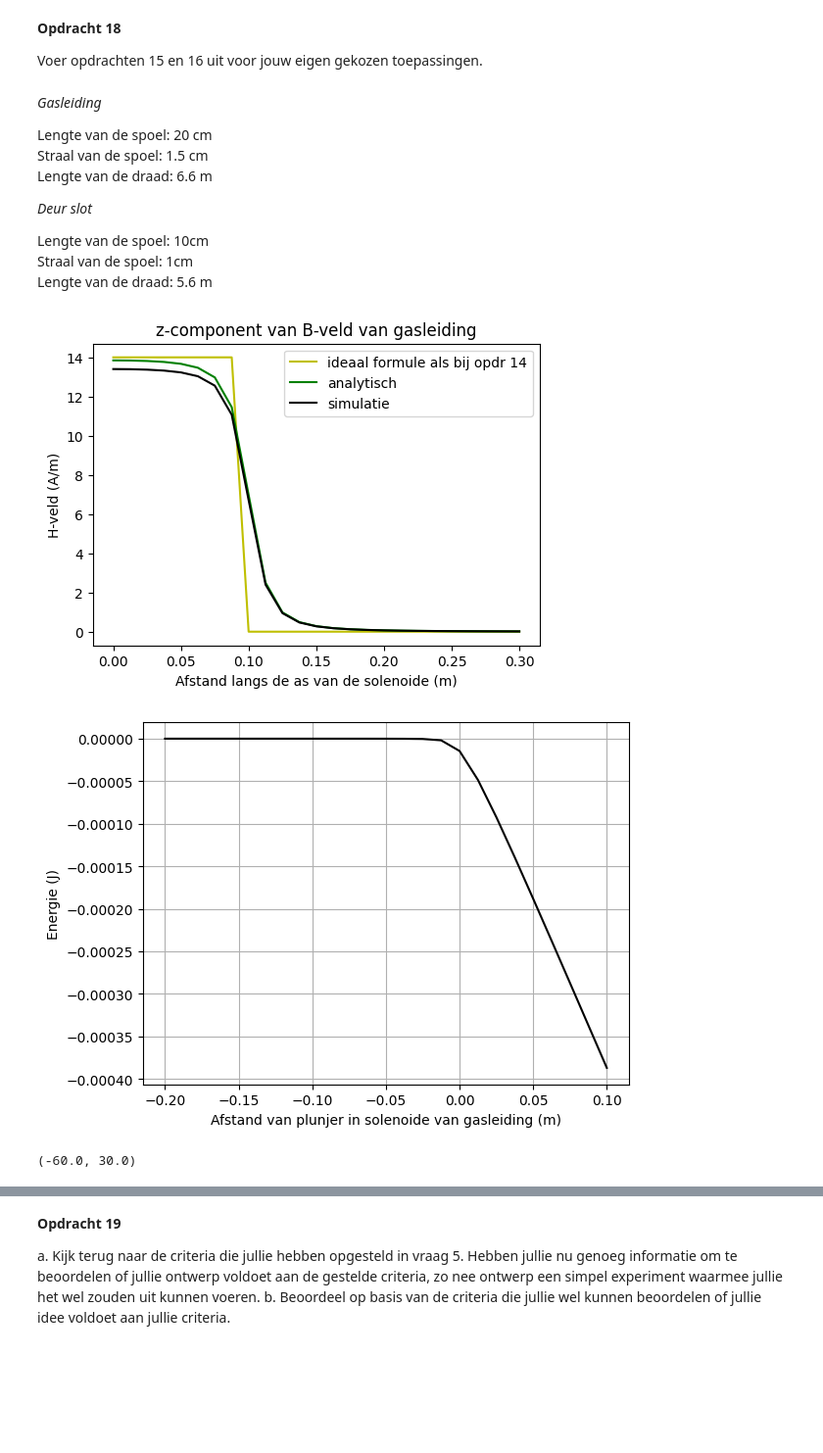
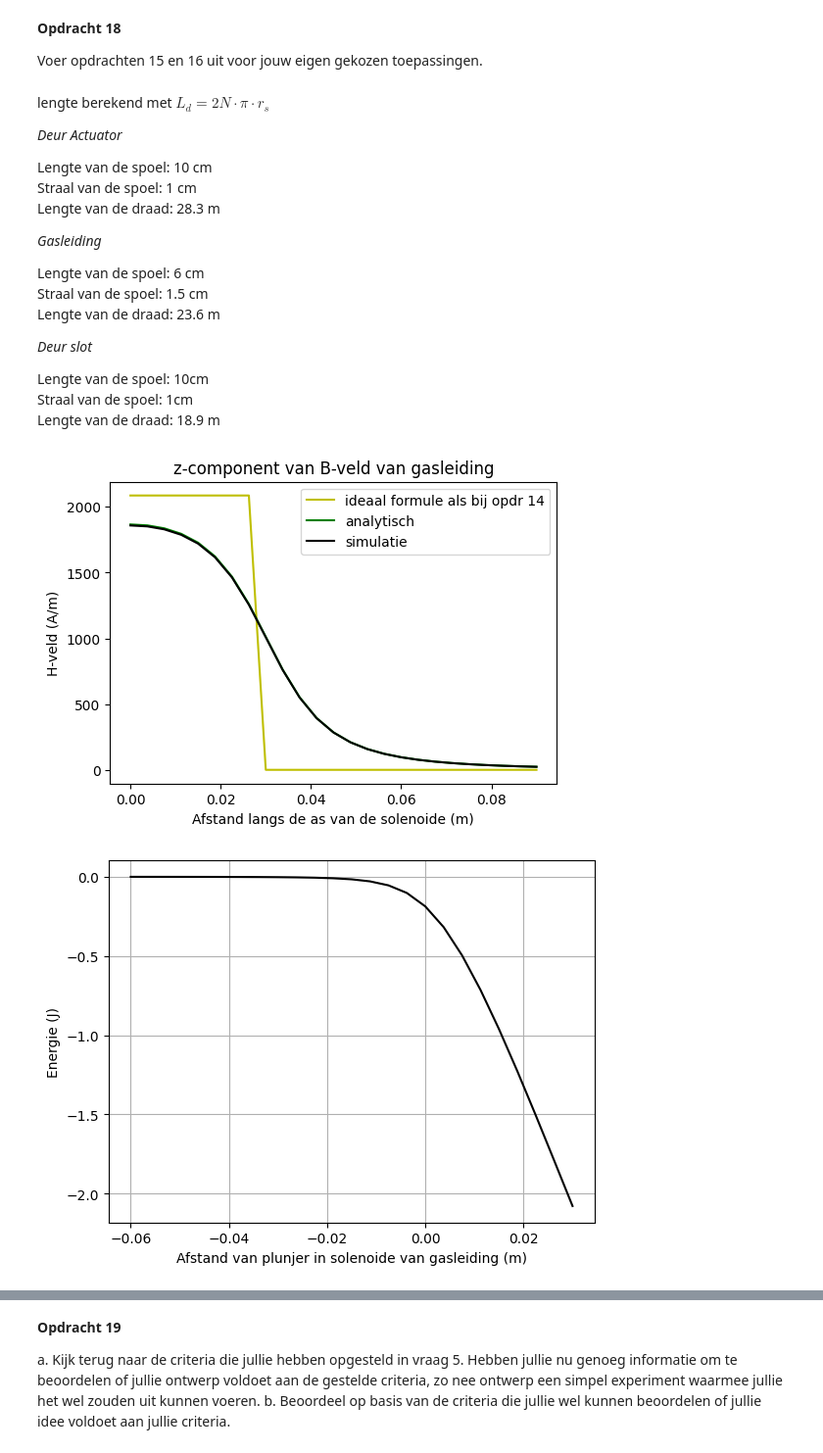
Before and after one commit to IshaSchneiders/opdrachten-DEF-D-Isha_Schneiders, a Jupyter notebook: DigitaleOntwerpopdrachten/2KrachtactuatorOpdracht/2KrachtactuatorOpdracht/KrachtactuatorOpdracht.ipynb, the cells around one changed output, grey strips where cells are left out. Shown at 98% size. Cells and saved outputs as stored; diff of their text form; code cells hidden in the pictures; blank space fills up the shorter version.

```diff
--- a/DigitaleOntwerpopdrachten/2KrachtactuatorOpdracht/2KrachtactuatorOpdracht/KrachtactuatorOpdracht.ipynb
+++ b/DigitaleOntwerpopdrachten/2KrachtactuatorOpdracht/2KrachtactuatorOpdracht/KrachtactuatorOpdracht.ipynb
@@ -509,9 +524,9 @@ b. Bereken de $x$, $y$ en $z$ coordinaten.\
 c. Bereken de spoed, in eenheden van aantal omwentelingen per meter, en print dit.
 # %%
 #stel voor het deurslot
-l_draad = 3.8 # Lengte draad
+l_draad = 28.3 # Lengte draad
 r_sol = 0.01 # Straal solenoide
-L_sol = 0.15 # Lengte solenoide
+L_sol = 0.1 # Lengte solenoide
 N_wikkelingen = (l_draad/(2*np.pi*r_sol))# Aantal wikkeling
 #x,y,z:
 stappen=100000
@@ -574,8 +589,8 @@ Bereken de $z$-component van het $\mathbf{H}$-veld op de as van de solenoide ove
 
 
 
-stappen=1000
-L_sol=0.15
+stappen=10000
+L_sol=0.1
 n_ax=25
 z_ax=np.linspace(0, 1.5*L_sol, n_ax)
 H_ax=np.zeros(n_ax)
@@ -673,29 +689,37 @@ Nee de deuractuator voldoet niet , in de figuur bij opdr 16 is te zien dat de kr
 
 Voer opdrachten 15 en 16 uit voor jouw eigen gekozen toepassingen.
 # %% [markdown]
+lengte berekend met $L_d=2 N \cdot \pi \cdot r_s$
+
+*Deur Actuator*
+
+Lengte van de spoel: 10 cm \
+Straal van de spoel: 1 cm
+Lengte van de draad: 28.3 m
+
 *Gasleiding*
 
-Lengte van de spoel: 20 cm
+Lengte van de spoel: 6 cm
 Straal van de spoel: 1.5 cm
-Lengte van de draad: 6.6 m
+Lengte van de draad: 23.6 m
 
 *Deur slot*
 
 Lengte van de spoel: 10cm
 Straal van de spoel: 1cm
-Lengte van de draad: 5.6 m
+Lengte van de draad: 18.9 m
 # %%
 ###______________________GAS LEIDING____________________-###
 ##_______opdr 15_______##
 
-l_draad = 6.6 # Lengte draad
+l_draad = 23.6 # Lengte draad
 r_sol = 0.015 # Straal solenoide
-L_sol = 0.2 # Lengte solenoide
+L_sol = 0.06 # Lengte solenoide
 N_wikkelingen = (l_draad/(2*np.pi*r_sol))# Aantal wikkeling
-I=40e-3 #40 mA van arduino
+I=500e-3 #40 mA van abatterij
 
 spoed=N_wikkelingen/L_sol
-stappen=1000
+stappen=10000
 n_ax=25
 z_ax=np.linspace(0, 1.5*L_sol, n_ax)
 H_ax=np.zeros(n_ax)
@@ -726,35 +750,36 @@ H_veld_ideaal1=spoed*I*np.ones(n_ax)*(1.0*(z_ax < L_sol/2))
 plt.figure(figsize=[20,4])
 plt.subplot(131)
 plt.title('z-component van B-veld van gasleiding')
 #plt.plot(z_ax, H_veld_ideaal, '-r', label='ideaal formule uit notebook')
 plt.plot(z_ax, H_veld_ideaal1, '-y', label='ideaal formule als bij opdr 14')
 plt.plot(z_ax, H_veld_analytisch, '-g', label='analytisch')
 plt.plot(z_ax, H_ax, '-k', label='simulatie')
 plt.legend(loc='upper right')
 plt.xlabel('Afstand langs de as van de solenoide (m)')
 plt.ylabel('H-veld (A/m)')
 plt.show()
 
 ##_____________opdr16___________##
 # integrate the field up to point z_p
 
 Wz=-0.5*np.pi*r_sol**2*np.cumsum(np.flipud(H_ax)*mu_r*mu_0*np.flipud(H_ax))*(z_ax[1] - z_ax[0])
 
 plt.figure()
 plt.plot(L_sol/2 - z_ax, np.flipud(Wz), '-k')
 plt.xlabel('Afstand van plunjer in solenoide van gasleiding (m)'), plt.ylabel('Energie (J)'), plt.grid()
 plt.show()
 
 force_analytical = -0.5*mu_0*mu_r*np.pi*r_sol**2*N_wikkelingen**2*I**2/L_sol**2 # Kracht uitrekenen numeriek
 force_numerical=np.diff(Wz, n=1, append=[0])/(z_ax[1] - z_ax[0]) # Kracht uitrekenen
 
 # Plotting the results
-plt.plot(L_sol/2 - z_ax, np.flipud(force_numerical), '-o', label='Kracht')
+plt.plot()
+plt.plot(L_sol/2 - z_ax[0:-1], np.flipud(force_numerical)[1:], '-o', label='Kracht')
 plt.plot(L_sol/2 - z_ax, (-56)*np.ones(n_ax), '--r', label='Benodigde kracht')
 plt.plot(L_sol/2 - z_ax, force_analytical*np.ones(n_ax), '--g', label='Kracht oneindig lange solenoide')
 plt.xlabel('Afstand van plunjer in solenoide van gasleiding (m)'), plt.ylabel('Kracht (N)'), plt.grid(), plt.legend()
-plt.ylim([-60, 30])
+plt.show()
+#plt.ylim([-60, 30])
 # %% [output]
-[figure, old version]
+[figure, new version]
-[figure, old version]
+[figure, new version]
-(-60.0, 30.0)
```
Also changed, not shown: parts of 12 cells of this notebook.
